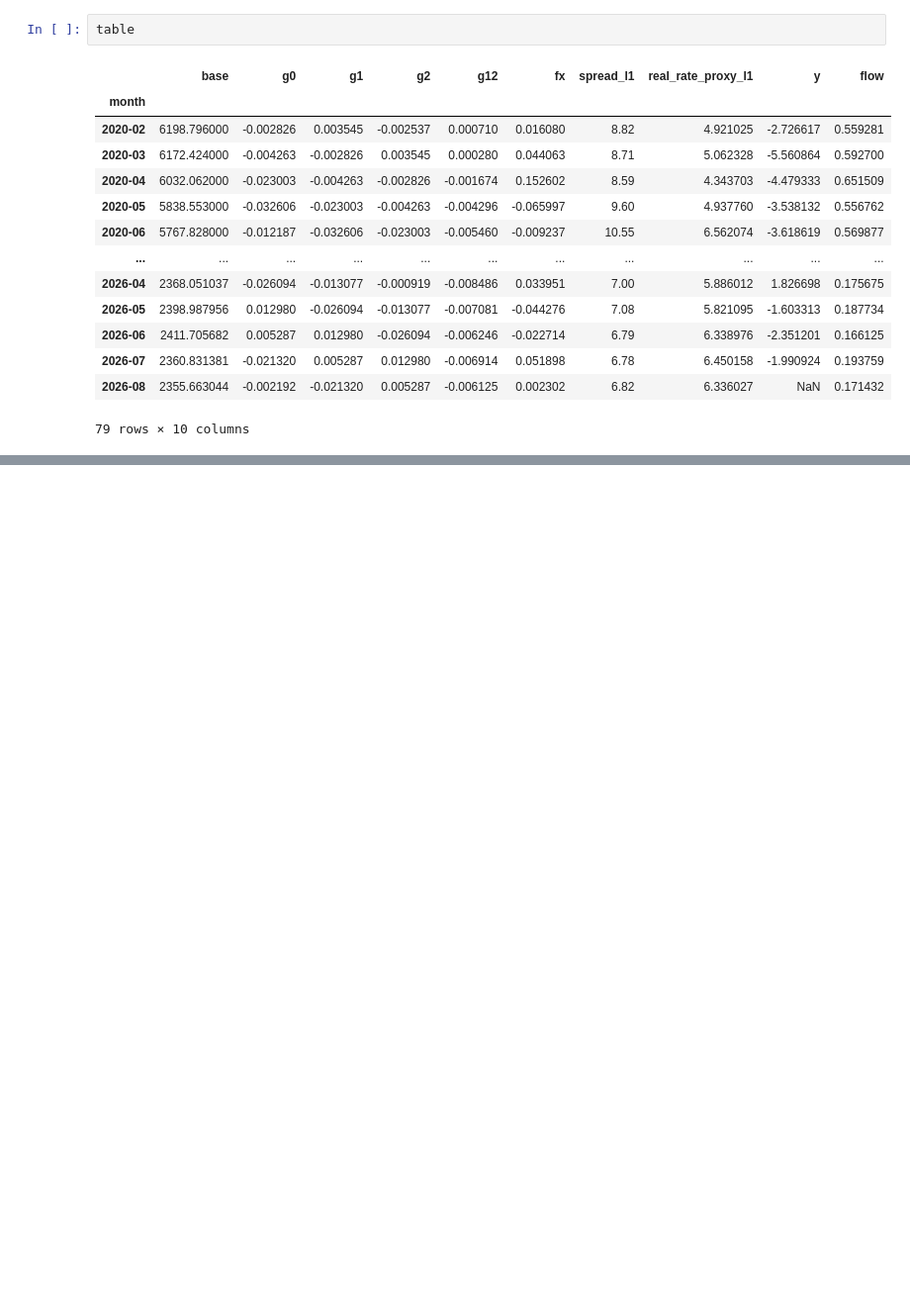
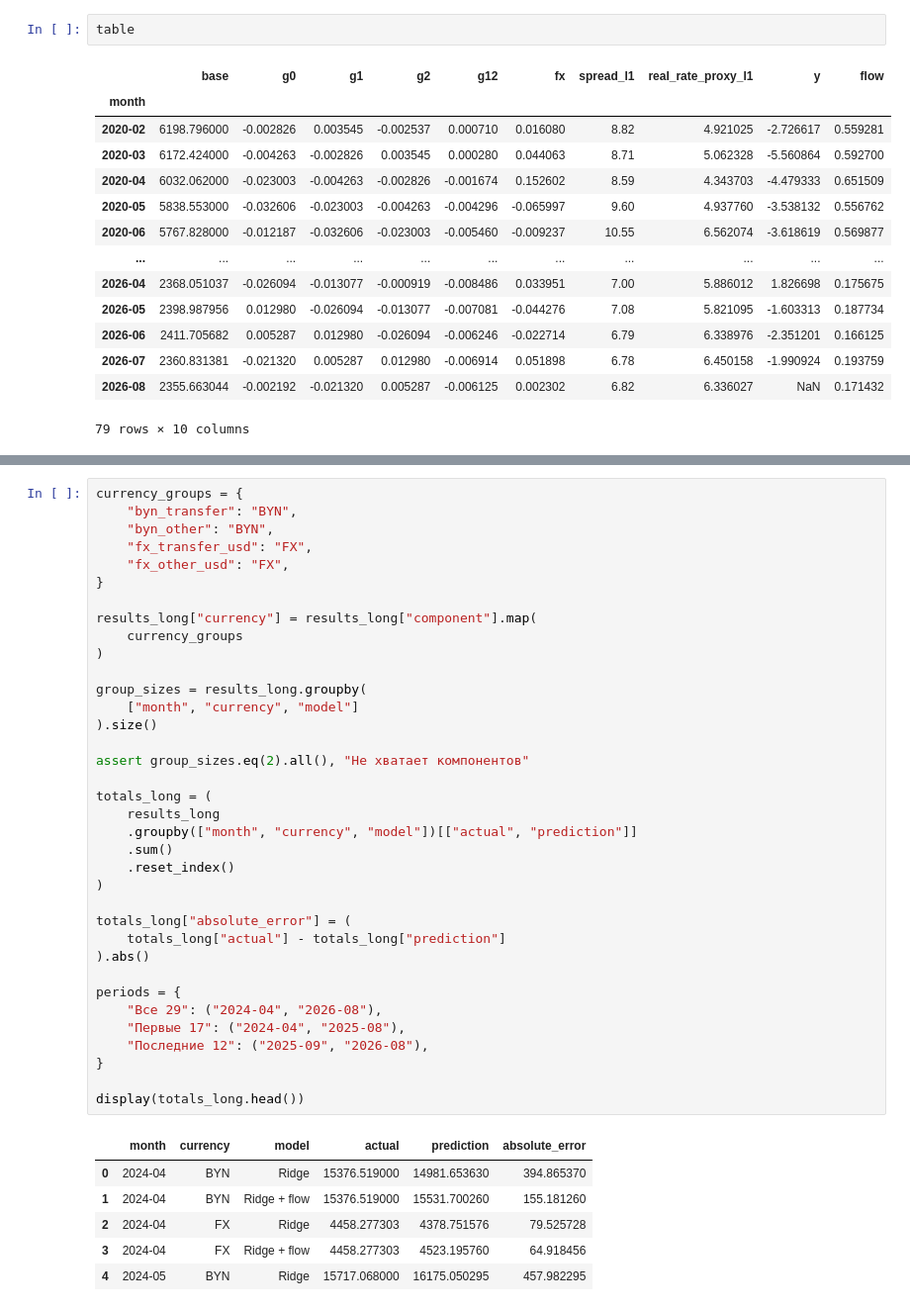
Before and after one commit to venskovalentin/belarus_dollarization_paper, a Jupyter notebook: notebooks/research_notebook.ipynb, the cells around one changed output, grey strips where cells are left out. Shown at 99% size. Drawn from its saved outputs; the diff is of its cells as text; blank space fills up the shorter version.

```diff
--- a/notebooks/research_notebook.ipynb
+++ b/notebooks/research_notebook.ipynb
@@ -850,0 +988,43 @@ display(component_results_flow["byn_transfer"].round(3))
+# %%
+currency_groups = {
+    "byn_transfer": "BYN",
+    "byn_other": "BYN",
+    "fx_transfer_usd": "FX",
+    "fx_other_usd": "FX",
+}
+
+results_long["currency"] = results_long["component"].map(
+    currency_groups
+)
+
+group_sizes = results_long.groupby(
+    ["month", "currency", "model"]
+).size()
+
+assert group_sizes.eq(2).all(), "Не хватает компонентов"
+
+totals_long = (
+    results_long
+    .groupby(["month", "currency", "model"])[["actual", "prediction"]]
+    .sum()
+    .reset_index()
+)
+
+totals_long["absolute_error"] = (
+    totals_long["actual"] - totals_long["prediction"]
+).abs()
+
+periods = {
+    "Все 29": ("2024-04", "2026-08"),
+    "Первые 17": ("2024-04", "2025-08"),
+    "Последние 12": ("2025-09", "2026-08"),
+}
+
+display(totals_long.head())
+# %% [output]
+|  | month | currency | model | actual | prediction | absolute_error |
+| 0 | 2024-04 | BYN | Ridge | 15376.519000 | 14981.653630 | 394.865370 |
+| 1 | 2024-04 | BYN | Ridge + flow | 15376.519000 | 15531.700260 | 155.181260 |
+| 2 | 2024-04 | FX | Ridge | 4458.277303 | 4378.751576 | 79.525728 |
+| 3 | 2024-04 | FX | Ridge + flow | 4458.277303 | 4523.195760 | 64.918456 |
+| 4 | 2024-05 | BYN | Ridge | 15717.068000 | 16175.050295 | 457.982295 |
```
Also changed, not shown: parts of 13 cells of this notebook.
